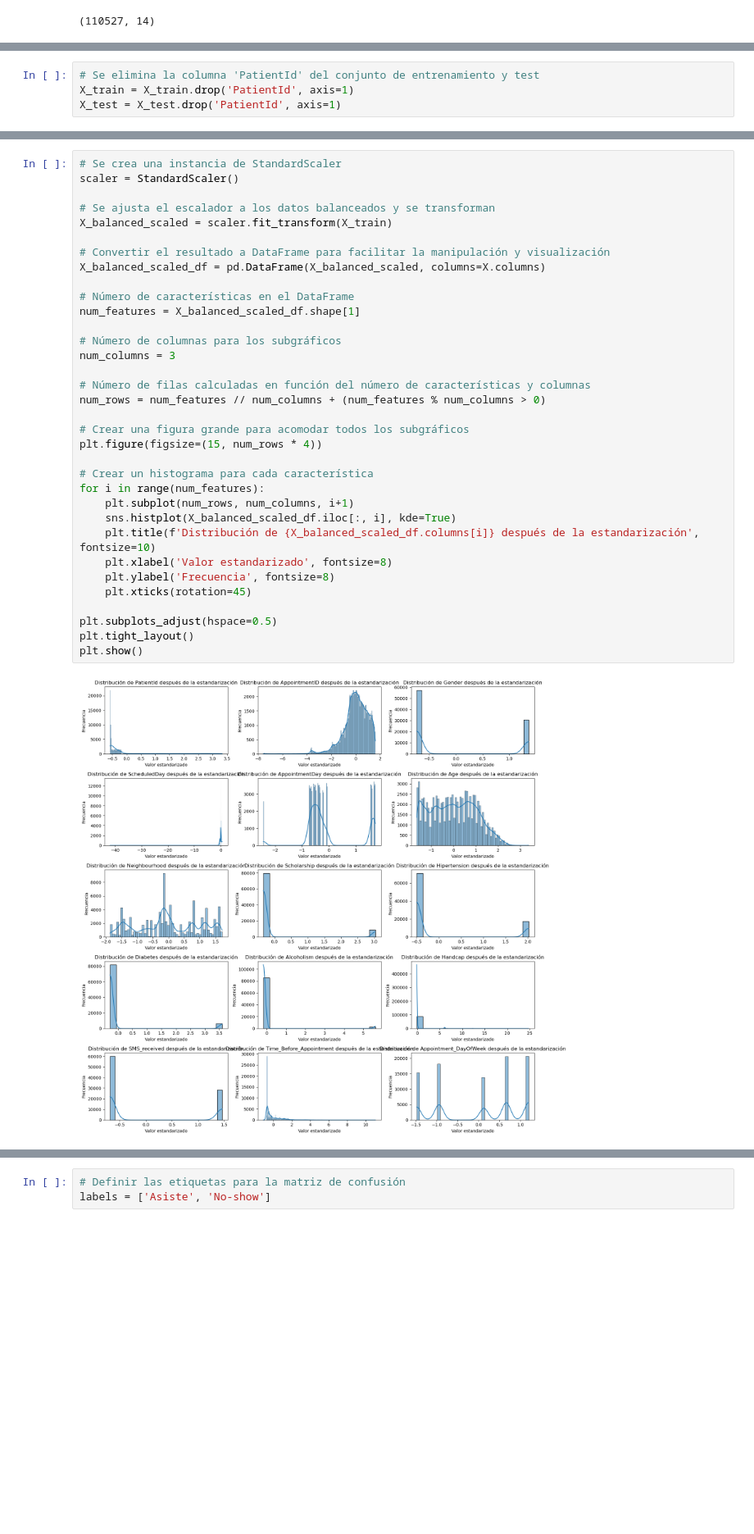
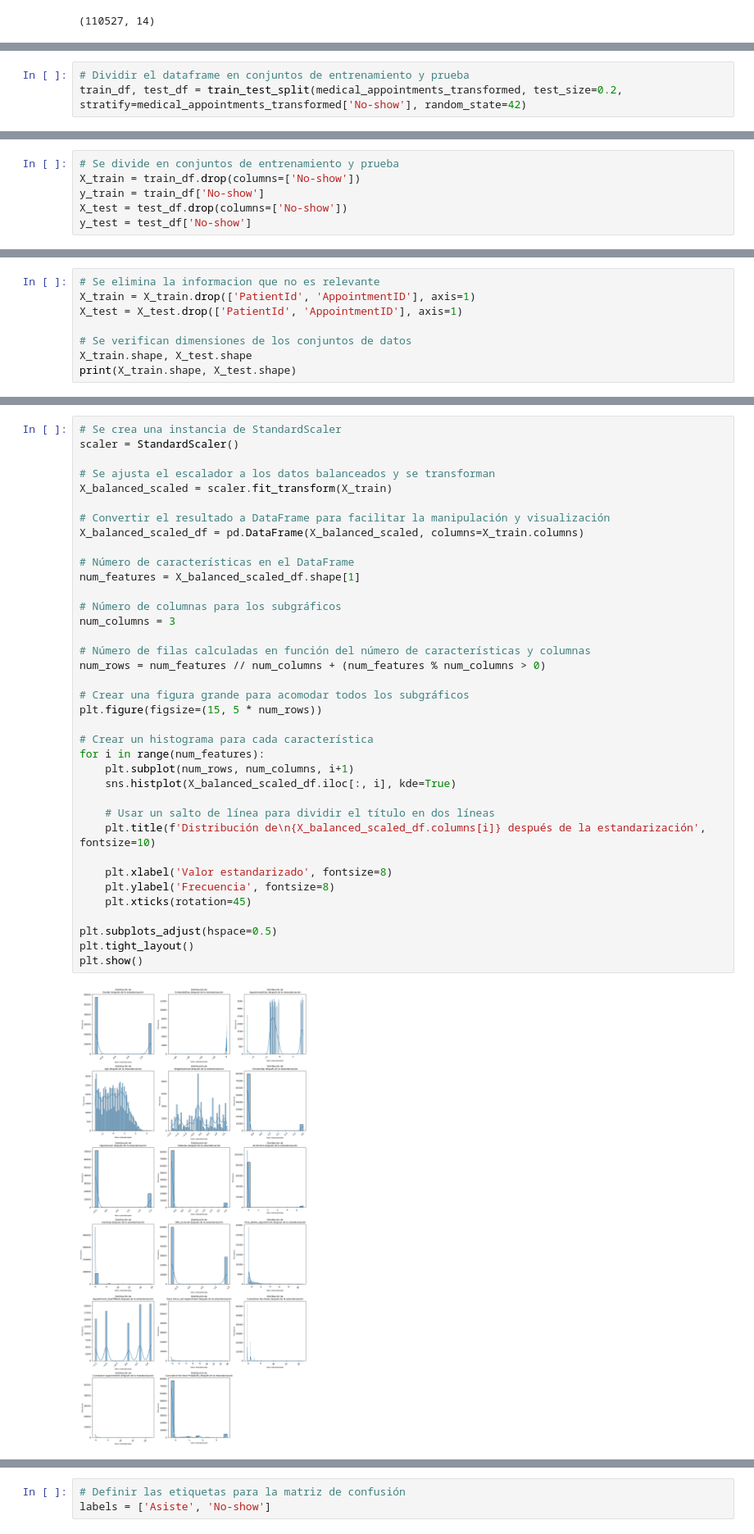
Before and after one commit to SValduezaL/TFM-Master-IA-INESDI, a Jupyter notebook: BBDD Kaagle/predicción_ inasistencia_v2.ipynb, the cells around one changed output, grey strips where cells are left out. Shown: that part at 82% size. Saved outputs shown, nothing was run; the diff lists cells and outputs as text; blank space fills up the shorter version.

```diff
--- a/BBDD Kaagle/predicción_ inasistencia_v2.ipynb
+++ b/BBDD Kaagle/predicción_ inasistencia_v2.ipynb
@@ -201,0 +183,3 @@ X_train, X_test, y_train, y_test = train_test_split(X, y, test_size=0.2, stratif
+# %%
+# Dividir el dataframe en conjuntos de entrenamiento y prueba
+train_df, test_df = train_test_split(medical_appointments_transformed, test_size=0.2, stratify=medical_appointments_transformed['No-show'], random_state=42)
@@ -234 +216,7 @@ TypeError: incompatible index of inserted column with frame index
+# %%
+# Se divide en conjuntos de entrenamiento y prueba
+X_train = train_df.drop(columns=['No-show'])
+y_train = train_df['No-show']
+X_test = test_df.drop(columns=['No-show'])
+y_test = test_df['No-show']
 # %% [markdown]
@@ -268,4 +247,8 @@ For example, when doing 'df[col].method(value, inplace=True)', try using 'df.met
 # %%
-# Se elimina la columna 'PatientId' del conjunto de entrenamiento y test
-X_train = X_train.drop('PatientId', axis=1)
-X_test = X_test.drop('PatientId', axis=1)
+# Se elimina la informacion que no es relevante
+X_train = X_train.drop(['PatientId', 'AppointmentID'], axis=1)
+X_test = X_test.drop(['PatientId', 'AppointmentID'], axis=1)
+
+# Se verifican dimensiones de los conjuntos de datos
+X_train.shape, X_test.shape
+print(X_train.shape, X_test.shape)
@@ -276,34 +261,37 @@ X_test = X_test.drop('PatientId', axis=1)
 scaler = StandardScaler()
 
 # Se ajusta el escalador a los datos balanceados y se transforman
 X_balanced_scaled = scaler.fit_transform(X_train)
 
 # Convertir el resultado a DataFrame para facilitar la manipulación y visualización
-X_balanced_scaled_df = pd.DataFrame(X_balanced_scaled, columns=X.columns)
+X_balanced_scaled_df = pd.DataFrame(X_balanced_scaled, columns=X_train.columns)
 
 # Número de características en el DataFrame
 num_features = X_balanced_scaled_df.shape[1]
 
 # Número de columnas para los subgráficos
 num_columns = 3
 
 # Número de filas calculadas en función del número de características y columnas
 num_rows = num_features // num_columns + (num_features % num_columns > 0)
 
 # Crear una figura grande para acomodar todos los subgráficos
-plt.figure(figsize=(15, num_rows * 4))
+plt.figure(figsize=(15, 5 * num_rows))
 
 # Crear un histograma para cada característica
 for i in range(num_features):
     plt.subplot(num_rows, num_columns, i+1)
     sns.histplot(X_balanced_scaled_df.iloc[:, i], kde=True)
-    plt.title(f'Distribución de {X_balanced_scaled_df.columns[i]} después de la estandarización', fontsize=10)
+
+    # Usar un salto de línea para dividir el título en dos líneas
+    plt.title(f'Distribución de\n{X_balanced_scaled_df.columns[i]} después de la estandarización', fontsize=10)
+
     plt.xlabel('Valor estandarizado', fontsize=8)
     plt.ylabel('Frecuencia', fontsize=8)
     plt.xticks(rotation=45)
 
 plt.subplots_adjust(hspace=0.5)
 plt.tight_layout()
 plt.show()
 # %% [output]
-[figure, old version]
+[figure, new version]
```
Also changed, not shown: parts of 42 cells of this notebook.
